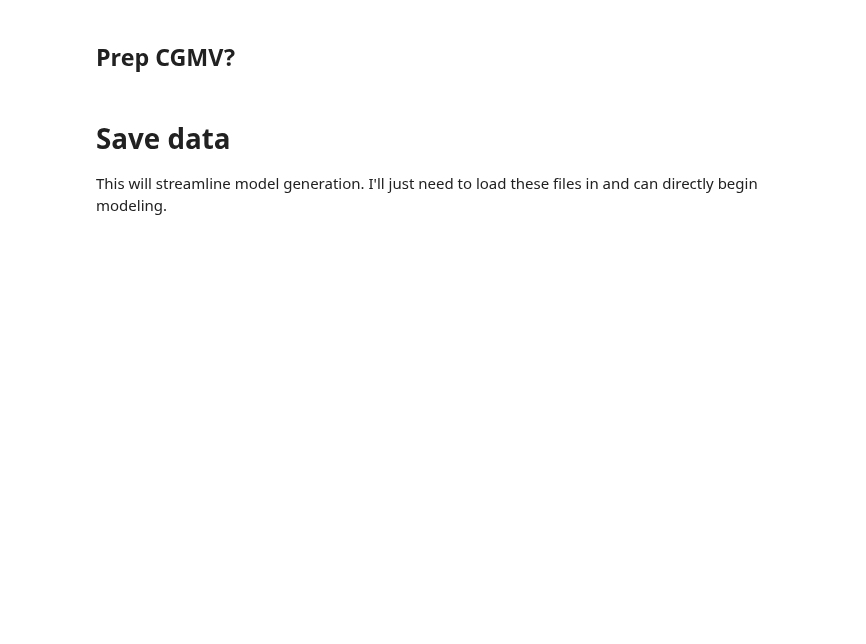
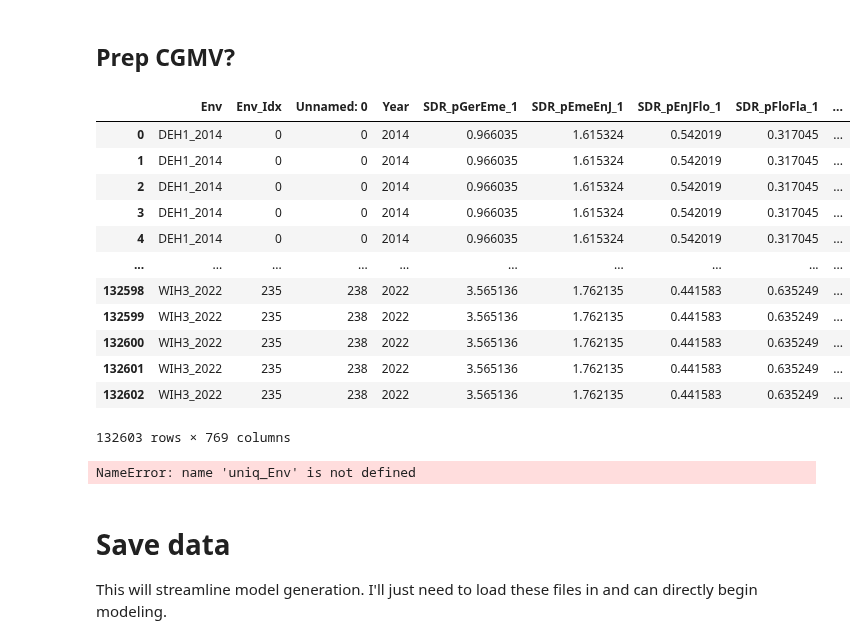
Before and after one commit to DanielKick-USDA/EnvDL, a Jupyter notebook: nbs/01.03_g2fc_prep_matrices.ipynb, the cells around one changed output. Saved outputs shown, nothing was run; the diff lists cells and outputs as text; code cells hidden in the pictures; blank space fills up the shorter version.

```diff
--- a/nbs/01.03_g2fc_prep_matrices.ipynb
+++ b/nbs/01.03_g2fc_prep_matrices.ipynb
@@ -133,2 +127,17 @@ phno_geno
 # %%
 assert phno_geno.Yield_Mg_ha.isna().sum() == 0
+# %%
+# phno_geno.to_csv(cache_path+'phno_geno_filter.csv', index=False)
+
+phno_geno = phno_geno.reset_index().rename(columns = {'index':'Phno_Idx'})
+# %%
+Env_Idxs  = phno_geno.loc[:, ['Env']
+                    ].drop_duplicates(
+                    ).reset_index(drop = True
+                    ).reset_index(
+                    ).rename(columns = {'index':'Env_Idx'})
+Geno_Idxs = phno_geno.loc[:, ['Hybrid']
+                    ].drop_duplicates(
+                    ).reset_index(drop = True
+                    ).reset_index(
+                    ).rename(columns = {'index':'Geno_Idx'})
@@ -418,3 +586,26 @@ for i in tqdm.tqdm(phno.index):
+# %%
+phno_geno.loc[:, ['Env', 'Env_Idx']].merge(cgmv)
+# %% [output]
+|  | Env | Env_Idx | Unnamed: 0 | Year | SDR_pGerEme_1 | SDR_pEmeEnJ_1 | SDR_pEnJFlo_1 | SDR_pFloFla_1 | ... |
+| 0 | DEH1_2014 | 0 | 0 | 2014 | 0.966035 | 1.615324 | 0.542019 | 0.317045 | ... |
+| 1 | DEH1_2014 | 0 | 0 | 2014 | 0.966035 | 1.615324 | 0.542019 | 0.317045 | ... |
+| 2 | DEH1_2014 | 0 | 0 | 2014 | 0.966035 | 1.615324 | 0.542019 | 0.317045 | ... |
+| 3 | DEH1_2014 | 0 | 0 | 2014 | 0.966035 | 1.615324 | 0.542019 | 0.317045 | ... |
+| 4 | DEH1_2014 | 0 | 0 | 2014 | 0.966035 | 1.615324 | 0.542019 | 0.317045 | ... |
+| ... | ... | ... | ... | ... | ... | ... | ... | ... | ... |
+| 132598 | WIH3_2022 | 235 | 238 | 2022 | 3.565136 | 1.762135 | 0.441583 | 0.635249 | ... |
+| 132599 | WIH3_2022 | 235 | 238 | 2022 | 3.565136 | 1.762135 | 0.441583 | 0.635249 | ... |
+| 132600 | WIH3_2022 | 235 | 238 | 2022 | 3.565136 | 1.762135 | 0.441583 | 0.635249 | ... |
+| 132601 | WIH3_2022 | 235 | 238 | 2022 | 3.565136 | 1.762135 | 0.441583 | 0.635249 | ... |
+| 132602 | WIH3_2022 | 235 | 238 | 2022 | 3.565136 | 1.762135 | 0.441583 | 0.635249 | ... |
+132603 rows × 769 columns
+# %%
+cgmv_Env = uniq_Env.merge(cgmv)
+cgmv_Env = cgmv_Env.drop(columns = ['Is_Env_Idx', 'Is_Phno_Idx', 'Env', 'Unnamed: 0', 'Year'])
+MMatNames = list(cgmv_Env)
+MMat = np.asarray(cgmv_Env)
+# %% [output]
+NameError: name 'uniq_Env' is not defined
 # %% [markdown]
 # Save data
 This will streamline model generation. I'll just need to load these files in and can directly begin modeling.
```
Also changed, not shown: parts of 56 cells of this notebook, 1 other file.
